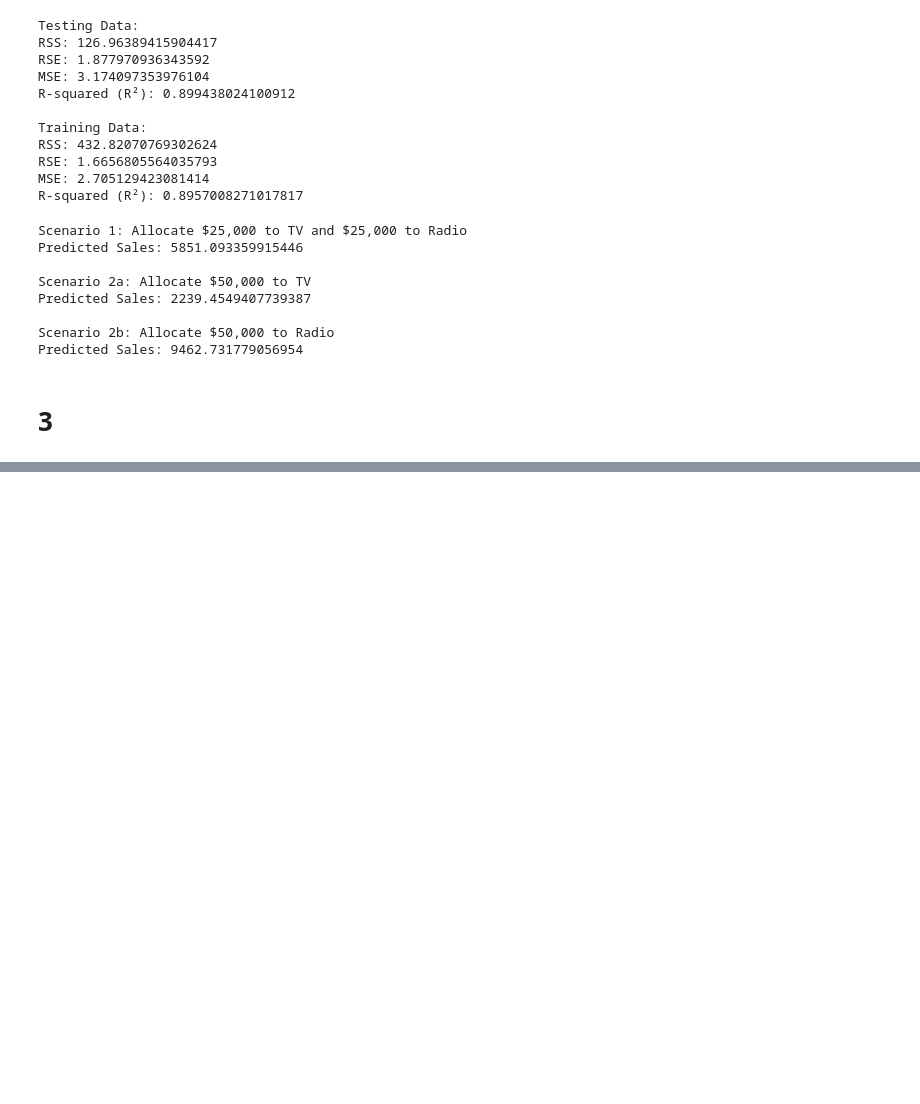
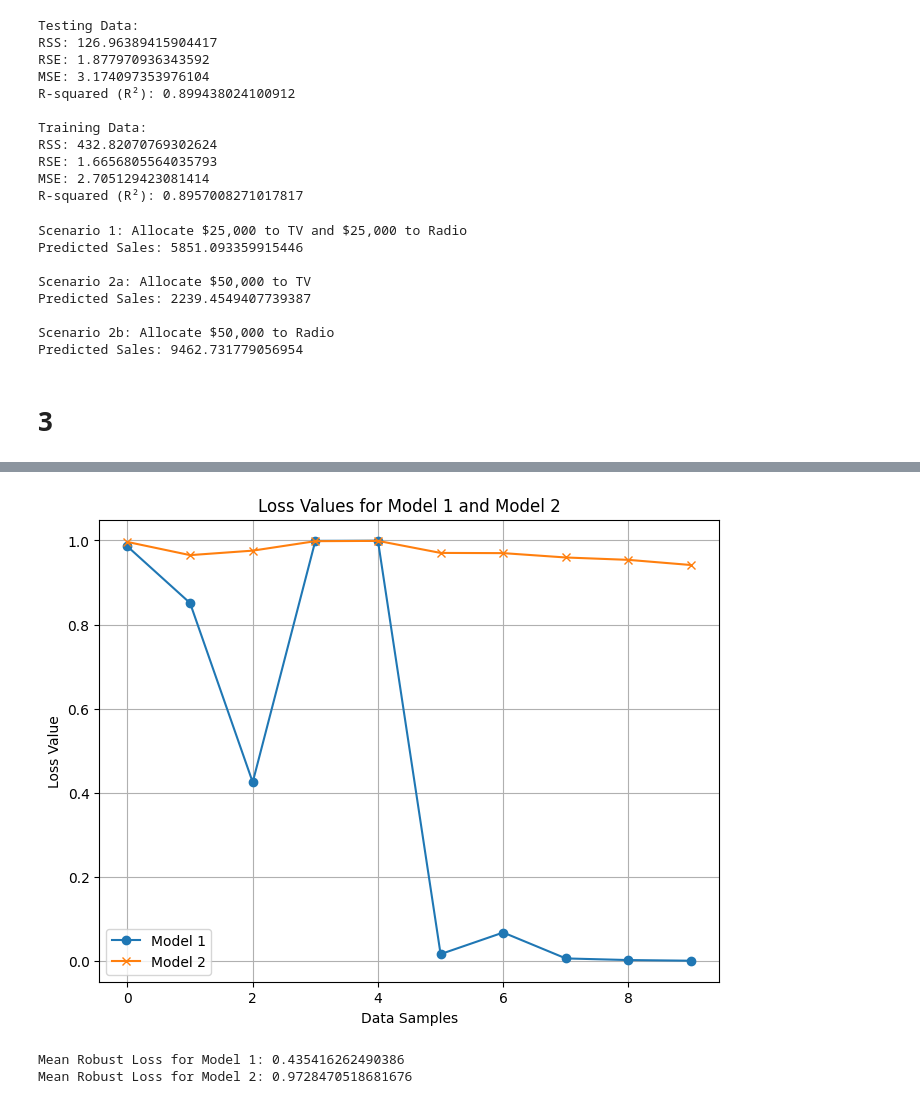
Before and after one commit to deepdewdeep/Pattern_Recognition, a Jupyter notebook: Graded Assignment 1.ipynb, the cells around one changed output, grey strips where cells are left out. Saved outputs shown, nothing was run; the diff lists cells and outputs as text; code cells hidden in the pictures; blank space fills up the shorter version.

```diff
--- a/Graded Assignment 1.ipynb
+++ b/Graded Assignment 1.ipynb
@@ -350,0 +455,32 @@ Predicted Sales: 9462.731779056954
+# %%
+# Define the data
+x = np.array([0, 1, 2, 3, 4, 5, 6, 7, 8, 9])
+y_true = np.array([20.26, 5.61, 3.14, -30.00, -40.00, -8.13, -11.73, -16.08, -19.95, -24.03])
+
+# Define the models (Model 1 and Model 2)
+def model1(x):
+    return -4 * x + 12
+
+def model2(x):
+    return -3.55 * x + 3.91
+
+# Define the loss function
+def robust_loss(y_true, y_pred, beta=1):
+    squared_diff = (y_true - y_pred) ** 2
+    loss = squared_diff / (squared_diff + beta ** 2)
+    return loss
+
+# Calculate the loss values for Model 1
+y_pred_model1 = model1(x)
+loss_model1 = robust_loss(y_true, y_pred_model1)
+
+# Calculate the loss values for Model 2
+y_pred_model2 = model2(x)
+loss_model2 = robust_loss(y_true, y_pred_model2)
+
+# Print the loss values
+print("Loss values for Model 1:")
+print(loss_model1)
+
+print("\nLoss values for Model 2:")
+print(loss_model2)
@@ -350,0 +496,27 @@ Predicted Sales: 9462.731779056954
+# %%
+# Plot the loss values
+plt.figure(figsize=(8, 6))
+plt.plot(x, loss_model1, label='Model 1', marker='o', linestyle='-')
+plt.plot(x, loss_model2, label='Model 2', marker='x', linestyle='-')
+plt.xlabel('Data Samples')
+plt.ylabel('Loss Value')
+plt.title('Loss Values for Model 1 and Model 2')
+plt.legend()
+plt.grid(True)
+plt.show()
+# %% [output]
+[figure, added]
+# %%
+# Loss values for Model 1 and Model 2 from Task 4
+loss_model1 = np.array(loss_model1)
+loss_model2 = np.array(loss_model2)
+
+# Calculate the mean of robust loss values for Model 1 and Model 2
+mean_loss_model1 = np.mean(loss_model1)
+mean_loss_model2 = np.mean(loss_model2)
+
+print("Mean Robust Loss for Model 1:", mean_loss_model1)
+print("Mean Robust Loss for Model 2:", mean_loss_model2)
+# %% [output]
+Mean Robust Loss for Model 1: 0.435416262490386
+Mean Robust Loss for Model 2: 0.9728470518681676
```
Also changed, not shown: parts of 7 cells of this notebook.
